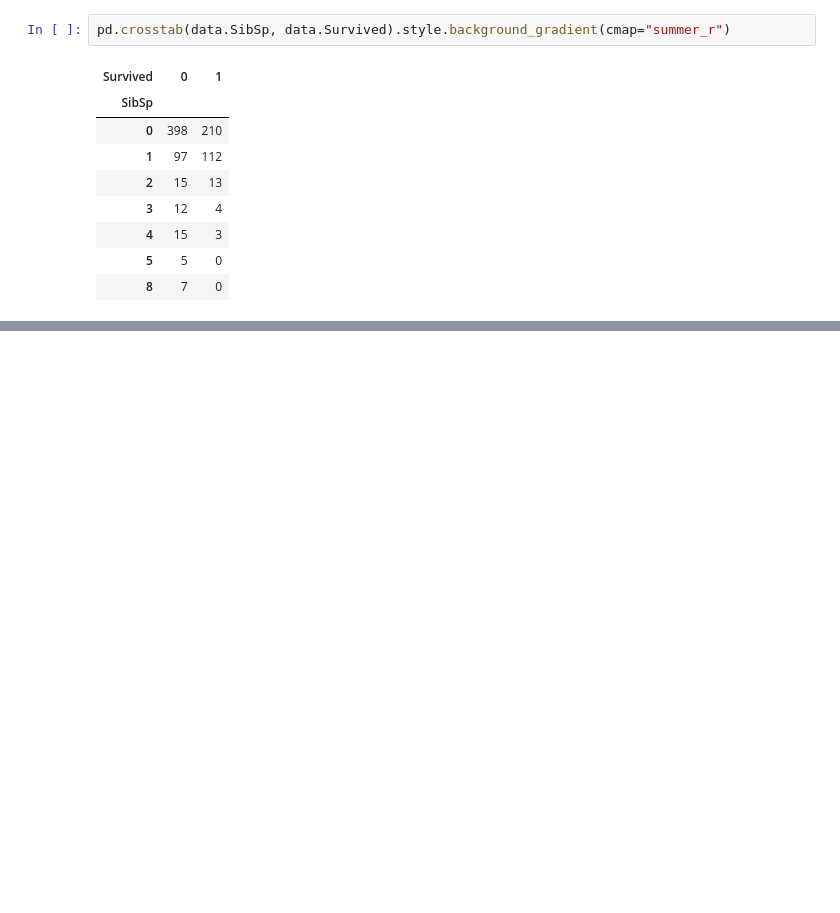
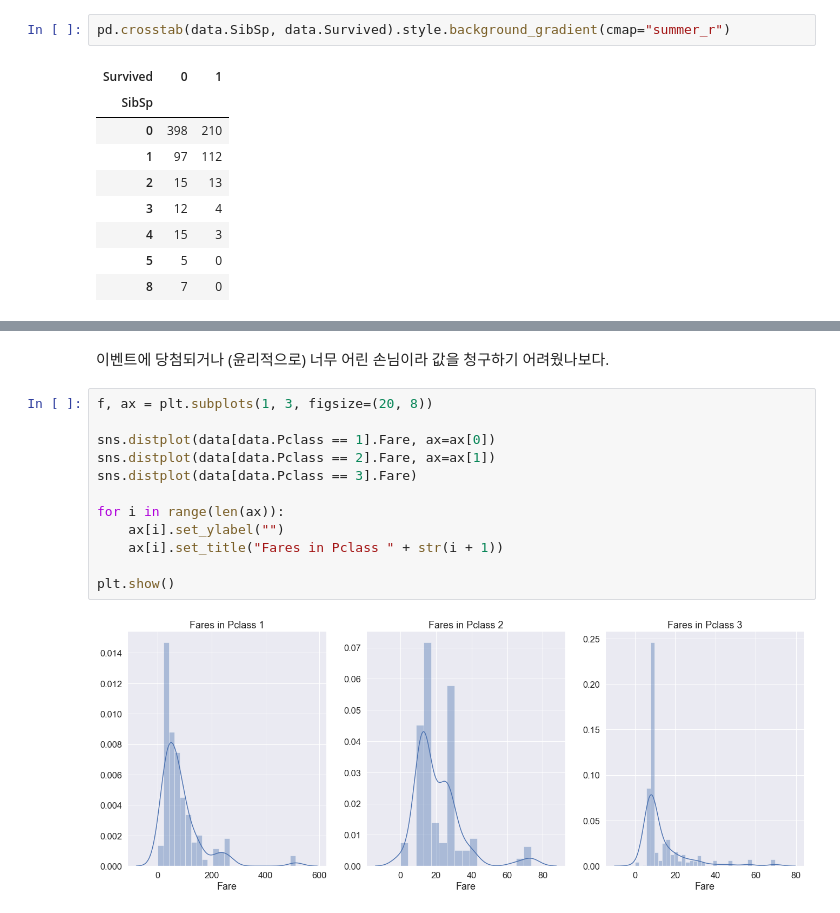
Before and after one commit to Myul23/Kaggle-Curriculum, a Jupyter notebook: Tabular data - Binary classification/Titanic - Machine Learning from Disaster/2. EDA To Prediction.ipynb, the cells around one changed output, grey strips where cells are left out. Saved outputs shown, nothing was run; the diff lists cells and outputs as text; blank space fills up the shorter version.

```diff
--- a/Tabular data - Binary classification/Titanic - Machine Learning from Disaster/2. EDA To Prediction.ipynb
+++ b/Tabular data - Binary classification/Titanic - Machine Learning from Disaster/2. EDA To Prediction.ipynb
@@ -372,0 +454,16 @@ plt.show()
+# %% [markdown]
+이벤트에 당첨되거나 (윤리적으로) 너무 어린 손님이라 값을 청구하기 어려웠나보다.
+# %%
+f, ax = plt.subplots(1, 3, figsize=(20, 8))
+
+sns.distplot(data[data.Pclass == 1].Fare, ax=ax[0])
+sns.distplot(data[data.Pclass == 2].Fare, ax=ax[1])
+sns.distplot(data[data.Pclass == 3].Fare)
+
+for i in range(len(ax)):
+    ax[i].set_ylabel("")
+    ax[i].set_title("Fares in Pclass " + str(i + 1))
+
+plt.show()
+# %% [output]
+[figure, added]
```
Also changed, not shown: parts of 33 cells of this notebook, 8 other files.
